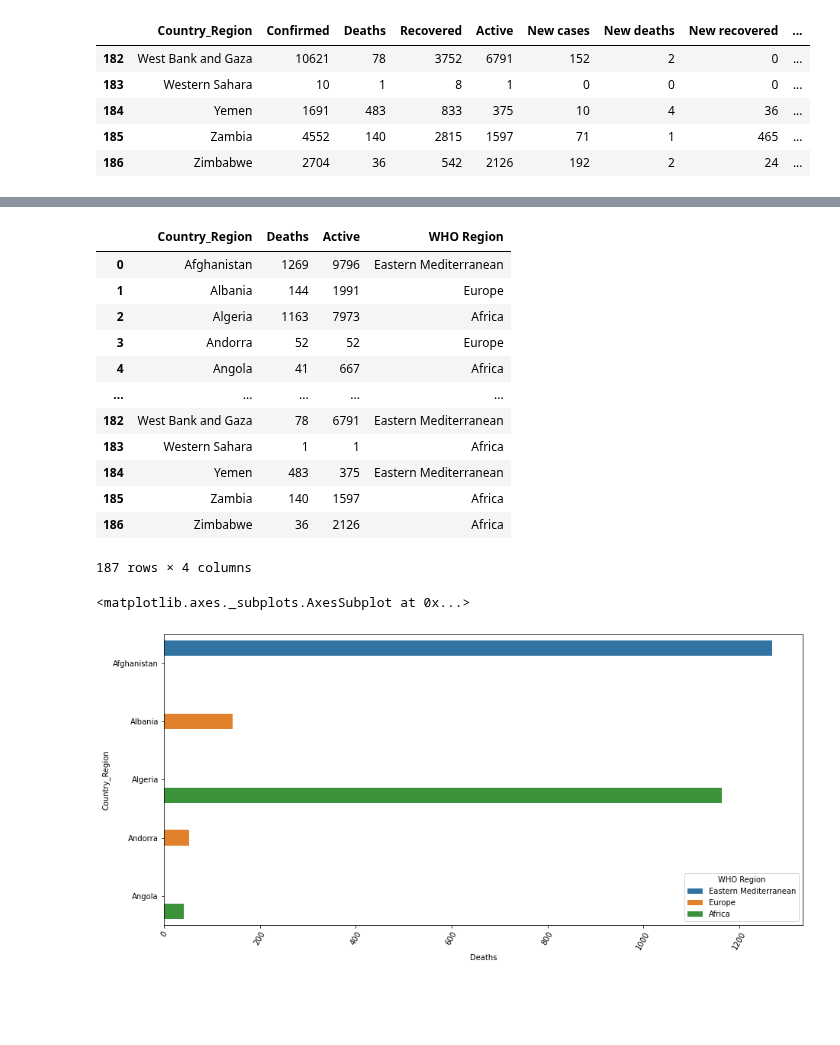
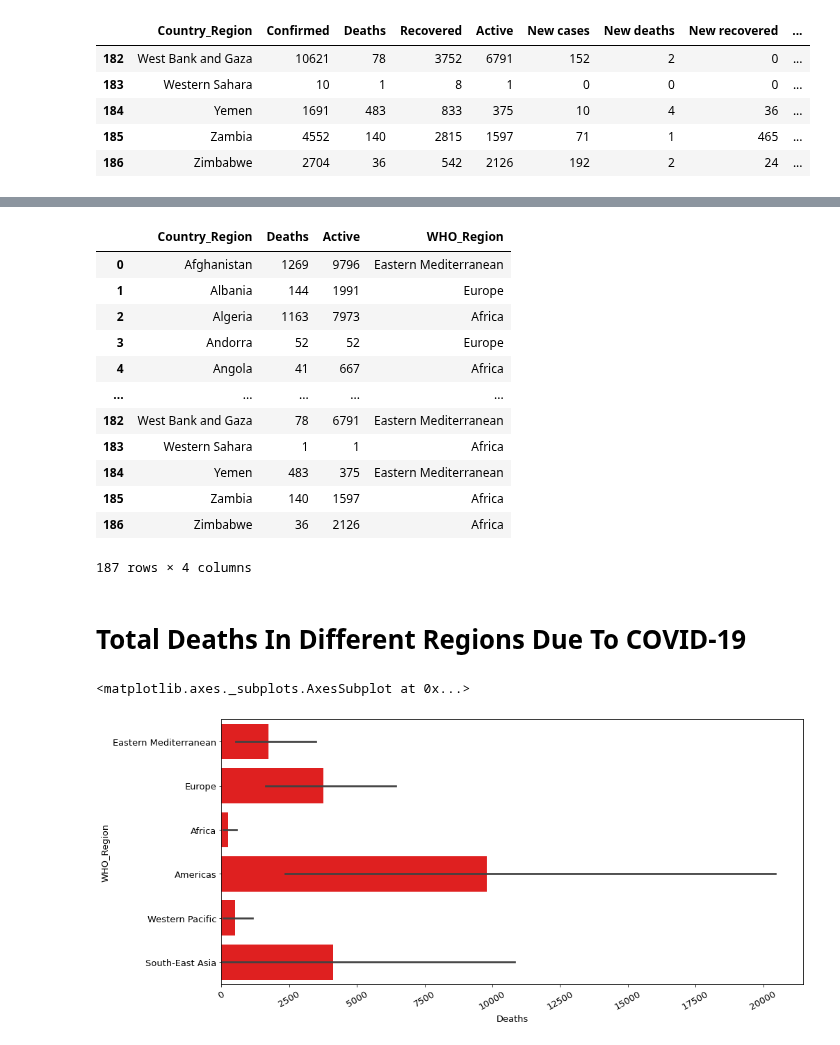
Before and after one commit to Arpan-tech-create/Exploratory_Data_Analysis, a Jupyter notebook: COVID 19.ipynb, the cells around one changed output, grey strips where cells are left out. Saved outputs shown, nothing was run; the diff lists cells and outputs as text; code cells hidden in the pictures; blank space fills up the shorter version.

```diff
--- a/COVID 19.ipynb
+++ b/COVID 19.ipynb
@@ -3,6 +3,8 @@ import pandas as pd
 import matplotlib.pyplot as plt
 import numpy as np
 import seaborn as sns
+
+plt.rcParams['font.size']=13
 # %%
 read1=pd.read_csv("country_wise_latest.csv")
 read1
@@ -85,12 +97,12 @@ read1.describe()
 | 75% | 4.046050e+04 | 734.000000 | 2.260600e+04 | 9.149000e+03 | 419.500000 | 6.000000 | 221.000000 | 3.875000 | ... |
 | max | 4.290259e+06 | 148011.000000 | 1.846641e+06 | 2.816444e+06 | 56336.000000 | 1076.000000 | 33728.000000 | 28.560000 | ... |
 # %%
-new_var=['Country_Region','Deaths','Active','WHO Region']
+new_var=['Country_Region','Deaths','Active','WHO_Region']
 df=read1[new_var]
 # %%
 df
 # %% [output]
-|  | Country_Region | Deaths | Active | WHO Region |
+|  | Country_Region | Deaths | Active | WHO_Region |
 | 0 | Afghanistan | 1269 | 9796 | Eastern Mediterranean |
 | 1 | Albania | 144 | 1991 | Europe |
 | 2 | Algeria | 1163 | 7973 | Africa |
@@ -103,13 +115,15 @@ df
 | 185 | Zambia | 140 | 1597 | Africa |
 | 186 | Zimbabwe | 36 | 2126 | Africa |
 187 rows × 4 columns
+# %% [markdown]
+# Total Deaths In Different Regions Due To COVID-19
 # %%
 plt.figure(figsize=(15,7))
-plt.xticks(rotation=60)
-sns.barplot(y='Country_Region',x='Deaths',hue='WHO Region',data=df.head())
+plt.xticks(rotation=30)
+sns.barplot(y='WHO_Region',x='Deaths',data=df,color='r')
 # %% [output]
 <matplotlib.axes._subplots.AxesSubplot at 0x...>
-[figure, old version]
+[figure, new version]
 # %%
 plt.figure(figsize=(15,7))
 plt.xticks(rotation=60)
```
Also changed, not shown: parts of 3 cells of this notebook, 3 other files.
